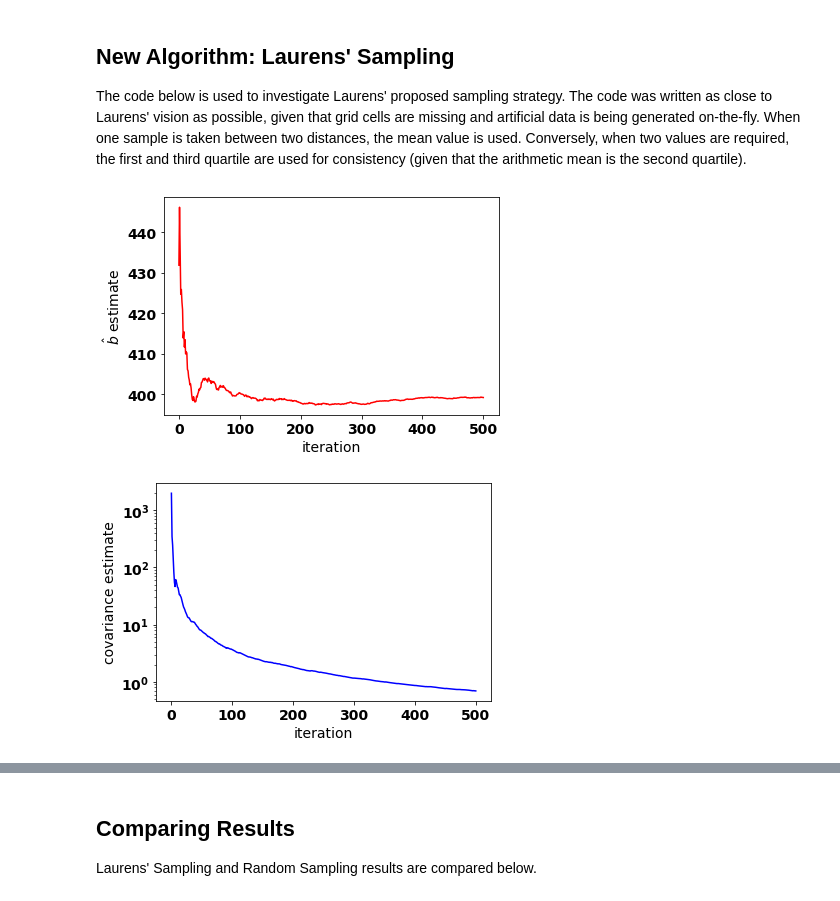
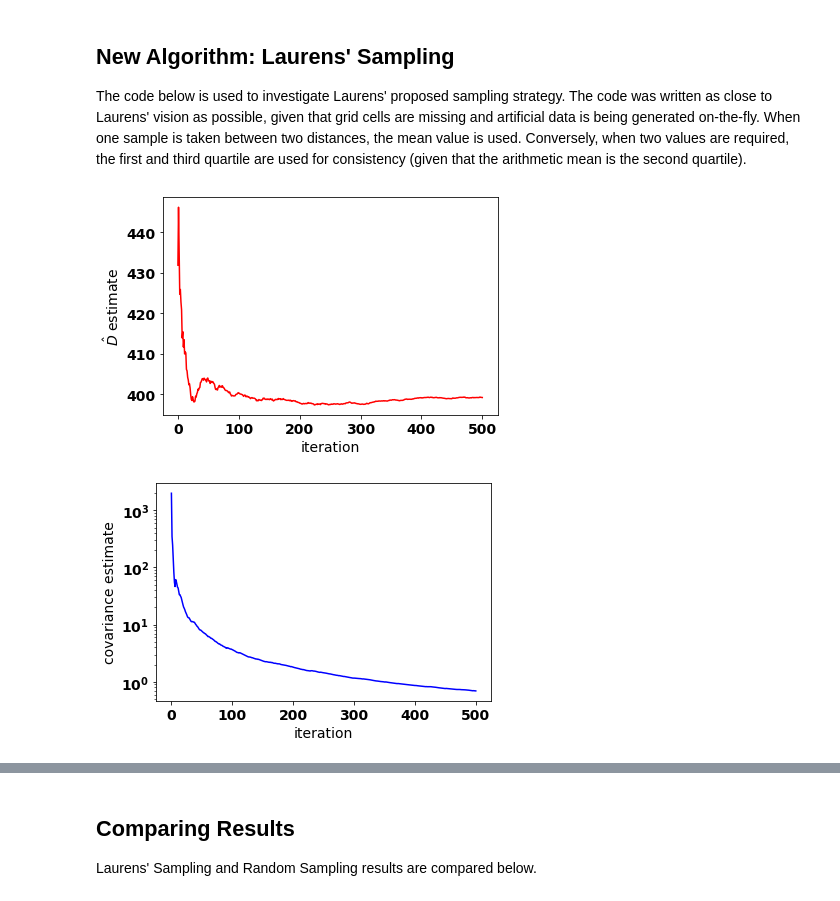
Before and after one commit to mustafa-majid-uu/curvefit_sampling, a Jupyter notebook: sampling.ipynb, the cells around one changed output, grey strips where cells are left out. Saved outputs shown, nothing was run; the diff lists cells and outputs as text; code cells hidden in the pictures.

```diff
--- a/sampling.ipynb
+++ b/sampling.ipynb
@@ -101,7 +101,7 @@ Next, we repeat the random sampling procedure 500 times, by looping over the num
 
 iterations = 500 #the maximum number of samples to generate. Each iteration i will generate i samples.
 sample_size = [] #this list is used as the axis in the plot, as we start from 2 and not 0.
-bhat_arr_rnd = [] #store b-hat estimate per sampling iteration
+Dhat_arr_rnd = [] #store D-hat estimate per sampling iteration
 cov_arr_rnd = [] #store covariance estiamte per sampling iteration
 np.random.seed(0)
 
@@ -112,15 +112,15 @@ for i in range(2,iterations):
     x,y = generate_random_samples(i,0,1000,e)     #generate i samples, with each distance value being within the range [0,1000], and st. error = e
     params, covs = optimize.curve_fit(cordist, xdata = x, ydata = y, p0=400)    #fit curve with generated data and initial guess for parameter as 400km
 
-    bhat_arr_rnd.append(params[0]) #append the b-hat estimate to the b-hat array
+    Dhat_arr_rnd.append(params[0]) #append the D-hat estimate to the D-hat array
     cov_arr_rnd.append(covs[0][0]) #do the same for the covariance array
 
 
-#we begin plotting b-hat and covariance against the sample size
+#we begin plotting D-hat and covariance against the sample size
 plt.figure(1)
-plt.plot(sample_size,bhat_arr_rnd,color=(204/255, 204/255, 0/255) )
+plt.plot(sample_size,Dhat_arr_rnd,color=(204/255, 204/255, 0/255) )
 
-plt.ylabel('$\hat{b}$ estimate')
+plt.ylabel('$\hat{D}$ estimate')
 plt.xlabel('number of samples')
 
 plt.figure(2)
@@ -141,7 +141,7 @@ For the second graph, covariance oscillates greatly but then dampens dramaticall
 
 The code below is used to investigate Laurens' proposed sampling strategy. The code was written as close to Laurens' vision as possible, given that grid cells are missing and artificial data is being generated on-the-fly. When one sample is taken between two distances, the mean value is used. Conversely, when two values are required, the first and third quartile are used for consistency (given that the arithmetic mean is the second quartile).
 # %%
-bhat_arr = []
+Dhat_arr = []
 cov_arr = []
 np.random.seed(0)
 
@@ -152,15 +152,15 @@ x = [100,1000]
 y = [p_100,p_1000] #store distance and rho values in lists for easy plotting
 
 
-params, covs = optimize.curve_fit(cordist, xdata = x, ydata = y, p0=400) #fit the curve onto the 2 data points and get b-hat and covariance estimates
+params, covs = optimize.curve_fit(cordist, xdata = x, ydata = y, p0=400) #fit the curve onto the 2 data points and get D-hat and covariance estimates
 
 
-bhat_arr.append(params[0]) #bhat_arr[0] becomes our first estimate for correlation distance
+Dhat_arr.append(params[0]) #Dhat_arr[0] becomes our first estimate for correlation distance
 cov_arr.append(covs[0][0]) #we also store covariance to plot later
 #Now take the mean:
 
-m1 = (100+bhat_arr[0]) * 0.5
-m2 = (1000+bhat_arr[0]) * 0.5
+m1 = (100+Dhat_arr[0]) * 0.5
+m2 = (1000+Dhat_arr[0]) * 0.5
 
 #Calculate correlation for each new distance value and fit curve on these two + previous two points:
 
@@ -172,9 +172,9 @@ y.append(m1_rho)
 x.append(m2)
 y.append(m2_rho)
 
-params, covs = optimize.curve_fit(cordist, xdata = x, ydata = y, p0=400) #fit the curve onto the 2 data points and get b-hat and covariance estimates
+params, covs = optimize.curve_fit(cordist, xdata = x, ydata = y, p0=400) #fit the curve onto the 2 data points and get D-hat and covariance estimates
 
-bhat_arr.append(params[0]) #new estimate of correlation distance, b-hat
+Dhat_arr.append(params[0]) #new estimate of correlation distance, D-hat
 cov_arr.append(covs[0][0])
 
 i_arr = [0,1]  #used as x axis to plot iteration number. the loop will start from iteration no. 1(not 0) and the list will be updated each time.
@@ -182,54 +182,54 @@ i_arr = [0,1]  #used as x axis to plot iteration number. the loop will start fro
 for i in range(1,500):
     i_arr.append(i+1) #update every iteration
 
-    if bhat_arr[i] < bhat_arr[i-1]: #take two distances between bhat[i] and 100. We used mean for one distance, but for two we will use 1st and 3rd quartile.
-        q1 = (bhat_arr[i]+100)*0.25
+    if Dhat_arr[i] < Dhat_arr[i-1]: #take two distances between Dhat[i] and 100. We used mean for one distance, but for two we will use 1st and 3rd quartile.
+        q1 = (Dhat_arr[i]+100)*0.25
         q1_rho = generate_value(q1,e)
-        q3 = (bhat_arr[i]+100)*0.75
+        q3 = (Dhat_arr[i]+100)*0.75
         q3_rho = generate_value(q3,e)
 
 
-        #take one point between bhat[i] and 1000. We can use mean for a single point.
-        m1 = (bhat_arr[i]+1000) * 0.5
+        #take one point between Dhat[i] and 1000. We can use mean for a single point.
+        m1 = (Dhat_arr[i]+1000) * 0.5
         m1_rho = generate_value(m1,e)
 
-    else: #vice versa; take quartiles between bhat[i] and 1000, and median between bhat[i] and 100.
-        q1 = (bhat_arr[i]+1000)*0.25
+    else: #vice versa; take quartiles between Dhat[i] and 1000, and median between Dhat[i] and 100.
+        q1 = (Dhat_arr[i]+1000)*0.25
         q1_rho = generate_value(q1,e)
-        q3 = (bhat_arr[i]+1000)*0.75
+        q3 = (Dhat_arr[i]+1000)*0.75
         q3_rho = generate_value(q3,e)
 
-        m1 = (bhat_arr[i]+100) * 0.5
+        m1 = (Dhat_arr[i]+100) * 0.5
         m1_rho = generate_value(m1,e)
 
     x.append(q1)        #append all distance-correlation pairs to the correct x and y lists
     y.append(q1_rho)
     x.append(q3)
     y.append(q3_rho)
     x.append(m1)
     y.append(m1_rho)
 
 
-    params, covs = optimize.curve_fit(cordist, xdata = x, ydata = y, p0=400) #fit the curve onto the 2 data points and get b-hat and covariance estimates
-    bhat_arr.append(params[0]) #new estimate of corr. dist added to b-hat list
+    params, covs = optimize.curve_fit(cordist, xdata = x, ydata = y, p0=400) #fit the curve onto the 2 data points and get D-hat and covariance estimates
+    Dhat_arr.append(params[0]) #new estimate of corr. dist added to D-hat list
     cov_arr.append(covs[0][0])
 
 
 
 plt.figure(3)
-plt.plot(i_arr,bhat_arr, c='red' )
+plt.plot(i_arr,Dhat_arr, c='red' )
 
-plt.ylabel('$\hat{b}$ estimate')
+plt.ylabel('$\hat{D}$ estimate')
 plt.xlabel('iteration')
 #plt.title("Plotting the correlation distance estimate vs. iteration")
 
 plt.figure(4)
 plt.plot(i_arr,cov_arr,color='blue')
 plt.xlabel('iteration')
 plt.ylabel('covariance estimate')
 plt.yscale('log')
 #plt.title("Plotting the covariance estimate vs. iteration")
 # %% [output]
-[figure, old version]
+[figure, new version]
 [figure]
 # %% [markdown]
```
Also changed, not shown: parts of 6 cells of this notebook.
